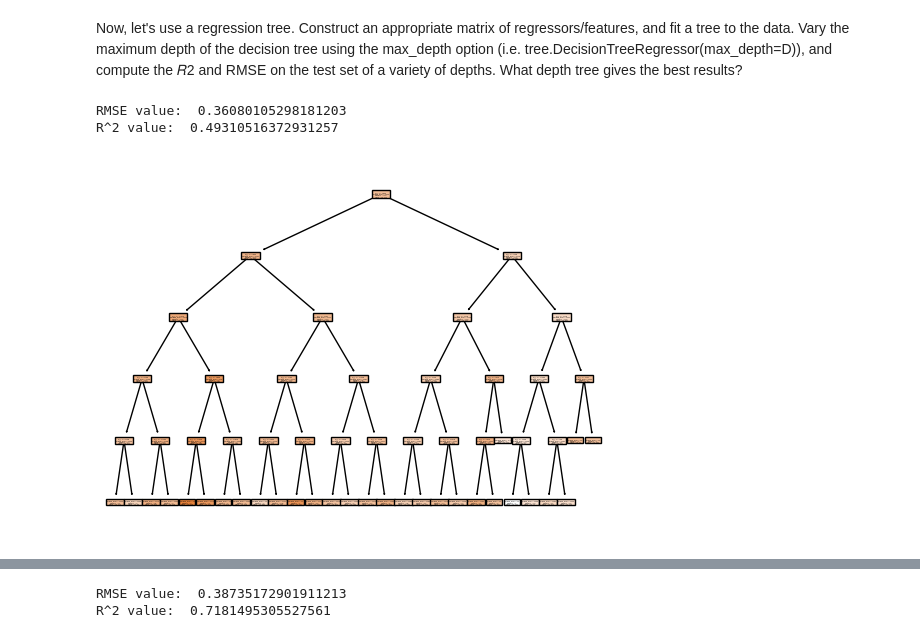
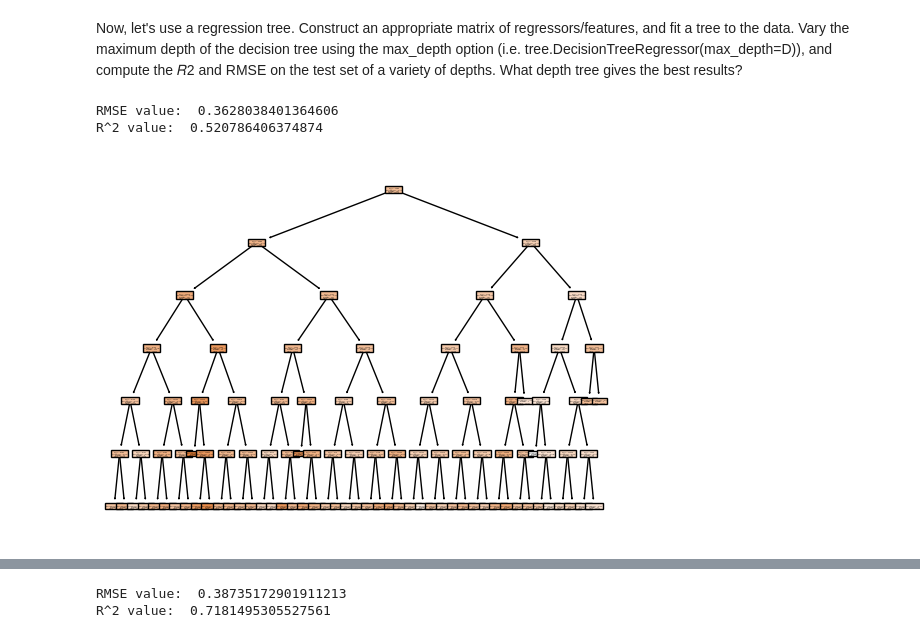
Before and after one commit to Monty-2003/assignment4, a Jupyter notebook: assignment4.ipynb, the cells around one changed output, grey strips where cells are left out. Drawn from its saved outputs; the diff is of its cells as text; code cells hidden in the pictures.

```diff
--- a/assignment4.ipynb
+++ b/assignment4.ipynb
@@ -364,21 +364,21 @@ X_tree = car_dat2[['seating_log', 'age_log', 'mileage_log']]
 # split data
 X_train, X_test, y_train, y_test = train_test_split(X_tree, y_tree, test_size=.2, random_state=57)
 # %%
-## MAX_DEPTH: 5 ##
+## MAX_DEPTH: 6 ##
 
-# Fit decision tree:
-cart = tree.DecisionTreeRegressor(max_depth = 5) # Create a classifier object
+# Fit decision tree
+cart = tree.DecisionTreeRegressor(max_depth = 6) # Create a classifier object
 cart = cart.fit(X_train, y_train) # Fit the classifier
 
 # Visualize results:
 tree.plot_tree(cart,filled=True)
 
 y_pred = cart.predict(X_test)
 
 # Calculate R^2 and RMSE
 print("RMSE value: ", np.sqrt(mean_squared_error(y_true=y_test, y_pred=y_pred)))
 print("R^2 value: ", cart.score(X_tree, y_tree)) # R squared measure
 # %% [output]
-RMSE value:  0.36080105298181203
-R^2 value:  0.49310516372931257
+RMSE value:  0.3628038401364606
+R^2 value:  0.520786406374874
-[figure, old version]
+[figure, new version]
```
Also changed, not shown: parts of 7 cells of this notebook.
